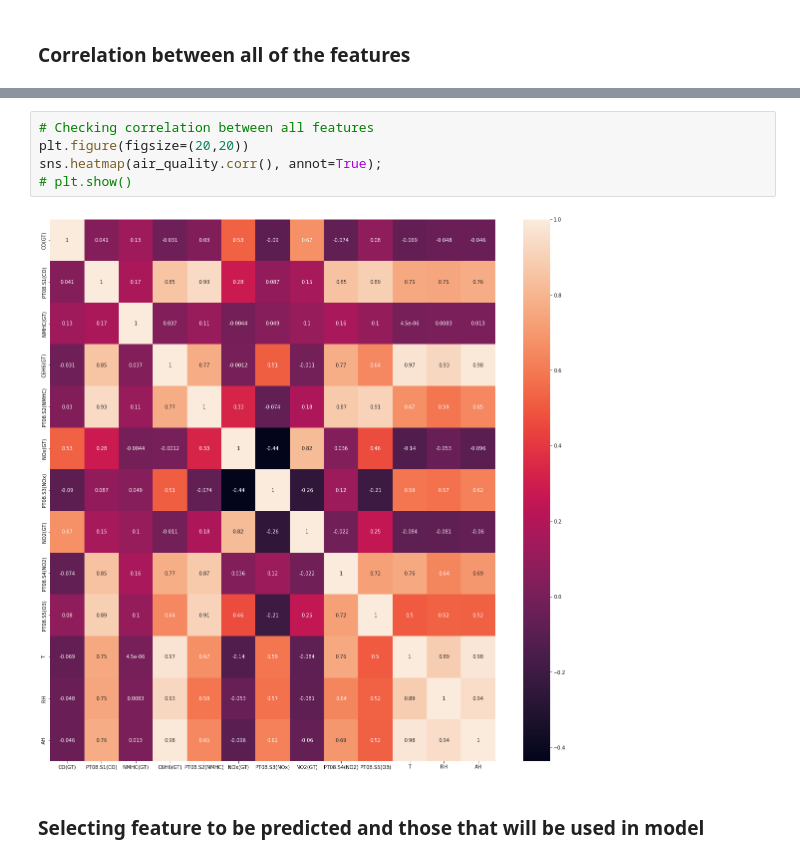
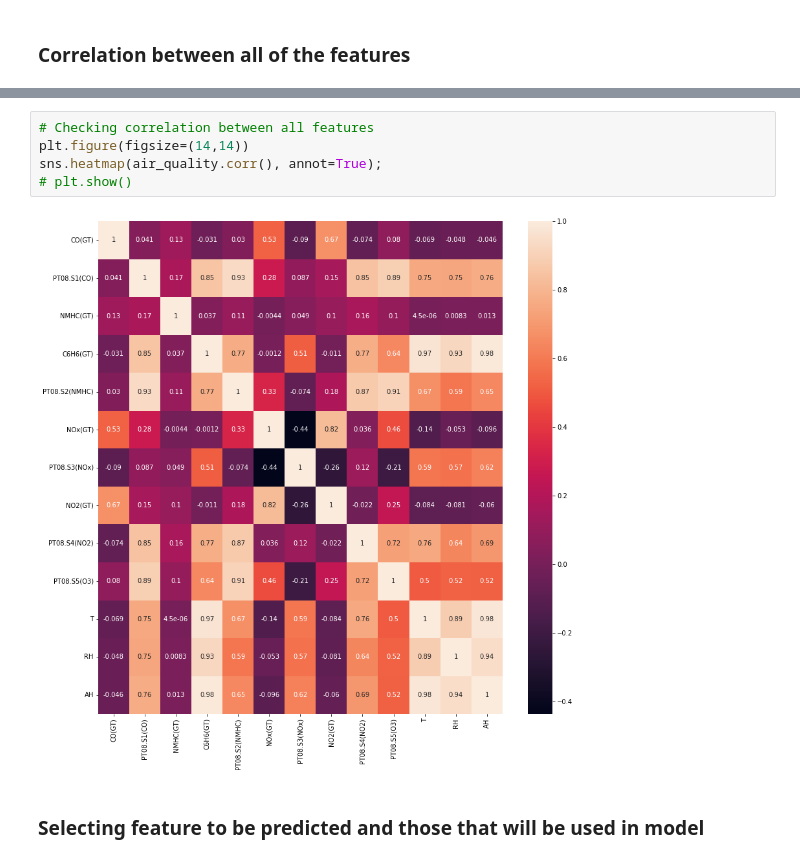
Before and after one commit to FelTavoni/machine-learning, a Jupyter notebook: AirQuality/Model.ipynb, the cells around one changed output, grey strips where cells are left out. Cells and saved outputs as stored; diff of their text form.

```diff
--- a/AirQuality/Model.ipynb
+++ b/AirQuality/Model.ipynb
@@ -56,10 +68,10 @@ print(air_quality)
 # %%
 # Checking correlation between all features
-plt.figure(figsize=(20,20))
+plt.figure(figsize=(14,14))
 sns.heatmap(air_quality.corr(), annot=True);
 # plt.show()
 # %% [output]
-[figure, old version]
+[figure, new version]
 # %% [markdown]
 ### Selecting feature to be predicted and those that will be used in model
 # %%
```
Also changed, not shown: parts of 1 cell of this notebook.
